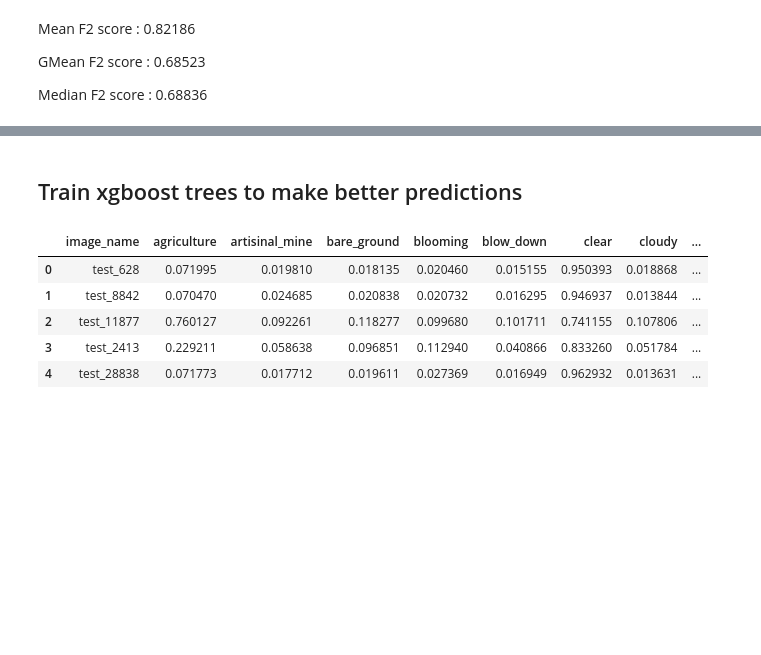
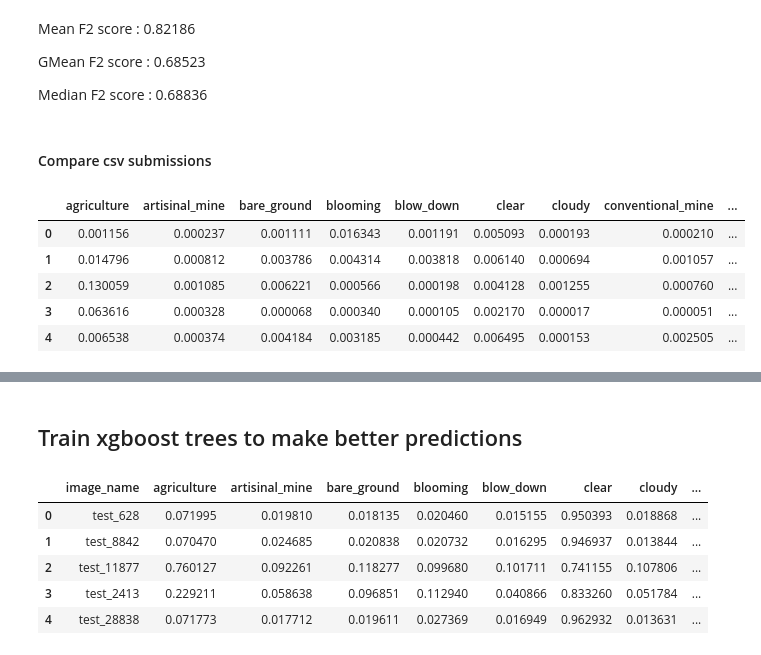
Before and after one commit to vfdev-5/planet_amazon_rainforest, a Jupyter notebook: notebooks/predictions_blender.ipynb, the cells around one changed output, grey strips where cells are left out. Drawn from its saved outputs; the diff is of its cells as text; code cells hidden in the pictures; blank space fills up the shorter version.

```diff
--- a/notebooks/predictions_blender.ipynb
+++ b/notebooks/predictions_blender.ipynb
@@ -218,3 +229,14 @@ Mean F2 score : 0.82186
 GMean F2 score : 0.68523
 
 Median F2 score : 0.68836
+# %% [markdown]
+#### Compare csv submissions
+# %%
+(max_predictions_df[unique_tags] - mean_predictions_df[unique_tags]).head()
+# %% [output]
+|  | agriculture | artisinal_mine | bare_ground | blooming | blow_down | clear | cloudy | conventional_mine | ... |
+| 0 | 0.001156 | 0.000237 | 0.001111 | 0.016343 | 0.001191 | 0.005093 | 0.000193 | 0.000210 | ... |
+| 1 | 0.014796 | 0.000812 | 0.003786 | 0.004314 | 0.003818 | 0.006140 | 0.000694 | 0.001057 | ... |
+| 2 | 0.130059 | 0.001085 | 0.006221 | 0.000566 | 0.000198 | 0.004128 | 0.001255 | 0.000760 | ... |
+| 3 | 0.063616 | 0.000328 | 0.000068 | 0.000340 | 0.000105 | 0.002170 | 0.000017 | 0.000051 | ... |
+| 4 | 0.006538 | 0.000374 | 0.004184 | 0.003185 | 0.000442 | 0.006495 | 0.000153 | 0.002505 | ... |
```
Also changed, not shown: parts of 11 cells of this notebook, 4 other files.
